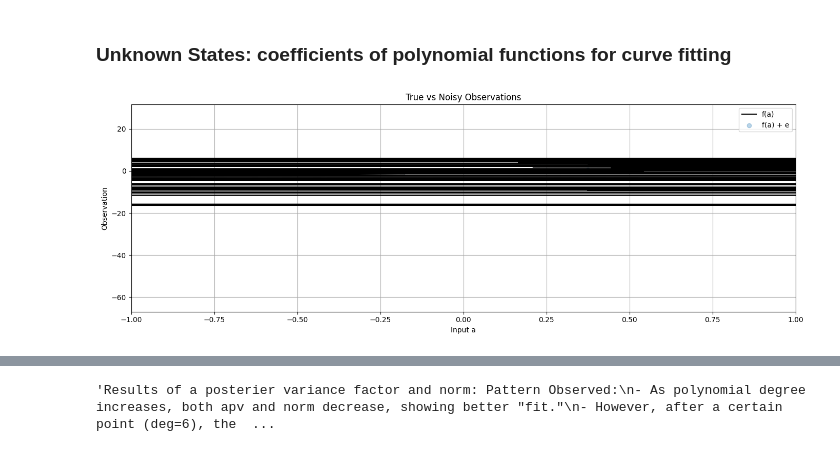
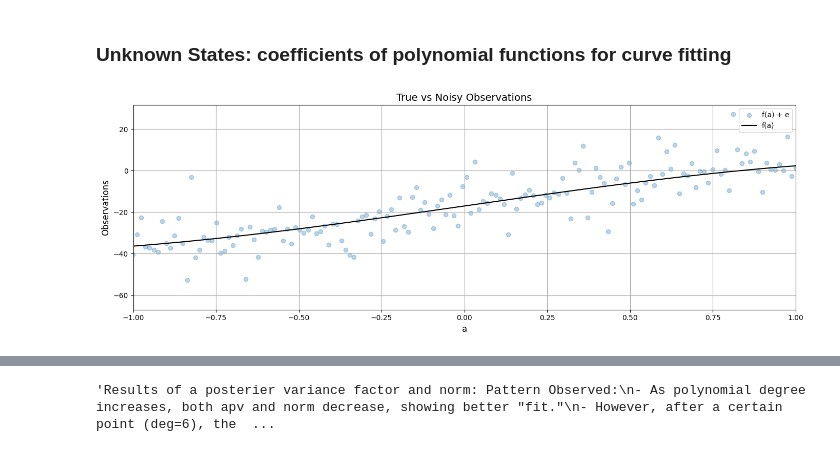
Before and after one commit to StephenNduba/ENGG680_2025_Fall, a Jupyter notebook: Lab_Assignment1/Assignment1.ipynb, the cells around one changed output, grey strips where cells are left out. Saved outputs shown, nothing was run; the diff lists cells and outputs as text; code cells hidden in the pictures.

```diff
--- a/Lab_Assignment1/Assignment1.ipynb
+++ b/Lab_Assignment1/Assignment1.ipynb
@@ -764,38 +764,29 @@ a = np.linspace(start, end, n)
 # %%
 # step 4
 # use the matplotlib to plot the true and noisy observations together in one single figure
 # use scatter for noisy observation plotting
 # for the true observation, label it as "f(a)"" and set color as 'k'
 # for the noisy observation scatter plot, label it as "f(a) + e", set color as 'tab:blue', set marker as 'o' and set alpha as 0.3
 # include proper axis labels, legend and title
 # scale the range of x-axis to be -1 to 1
 # keep this format for the rest of the plots in this lab assignment
 # (2 marks)
 
 fig, ax = plt.subplots(nrows=1, ncols=1, figsize=(14, 5))
 
+ax.scatter(a, l, color='tab:blue', marker='o', alpha=0.3, label="f(a) + e")
+ax.plot(a, l_true, color='k', label="f(a)")
 
-# ...
-# True observation (line plot)
-ax.plot(l, l_true, label="f(a)", color='k')
-
-# Noisy observation (scatter plot)
-ax.scatter(l, l, label="f(a) + e", color='tab:blue', marker='o', alpha=0.3)
-
-# Axis labels, title, legend
-ax.set_xlabel("Input a")
-ax.set_ylabel("Observation")
-ax.set_title("True vs Noisy Observations")
+ax.set_xlabel("a", fontsize=12)
+ax.set_ylabel("Observations", fontsize=12)
+ax.set_title("True vs Noisy Observations", fontsize=14)
 ax.legend()
-
-# Set x-axis range
-ax.set_xlim([-1, 1])
+ax.set_xlim(-1, 1)
 
 ax.grid(True, which='both',ls='-',color='0.65')
 fig.tight_layout()
-plt.show()
 # %% [output]
-[figure, old version]
+[figure, new version]
 # %%
 # step 5
 # define a curve fitting function named fit_polynomial_curve
```
Also changed, not shown: parts of 11 cells of this notebook.
